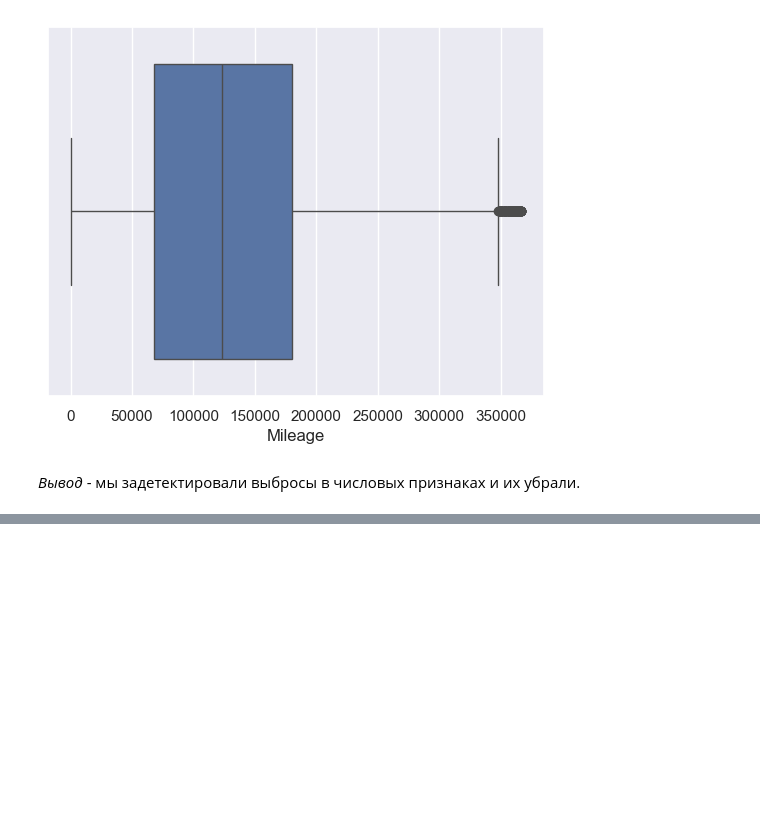
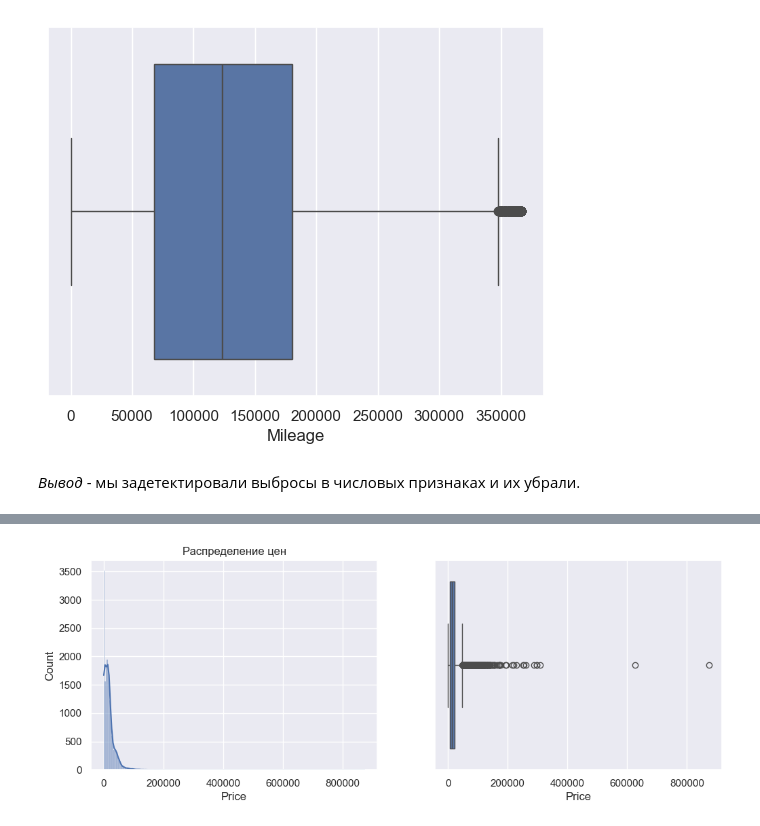
Before and after one commit to D0uble-Zer0/DE_ITMO_Course, a Jupyter notebook: notebooks/EDA.ipynb, the cells around one changed output, grey strips where cells are left out. Drawn from its saved outputs; the diff is of its cells as text; code cells hidden in the pictures; blank space fills up the shorter version.

```diff
--- a/notebooks/EDA.ipynb
+++ b/notebooks/EDA.ipynb
@@ -528,0 +604,5 @@ _Вывод_ - мы задетектировали выбросы в число
+# %%
+fi_path = os.path.join(data_dir, "data_car.parquet")  # путь до файла dataset
+df.to_parquet(fi_path)  # сохраняем dataset в .parquet
+df_par = pd.read_parquet(fi_path)
+df_par.head()
@@ -528,0 +706,12 @@ _Вывод_ - мы задетектировали выбросы в число
+# %%
+plt.figure(figsize=(12,4))
+
+plt.subplot(1,2,1)
+sns.histplot(df_par['Price'], kde=True)
+plt.title("Распределение цен")
+
+plt.subplot(1,2,2)
+sns.boxplot(x=df_par["Price"])
+plt.show()
+# %% [output]
+[figure, added]
```
Also changed, not shown: parts of 20 cells of this notebook.
